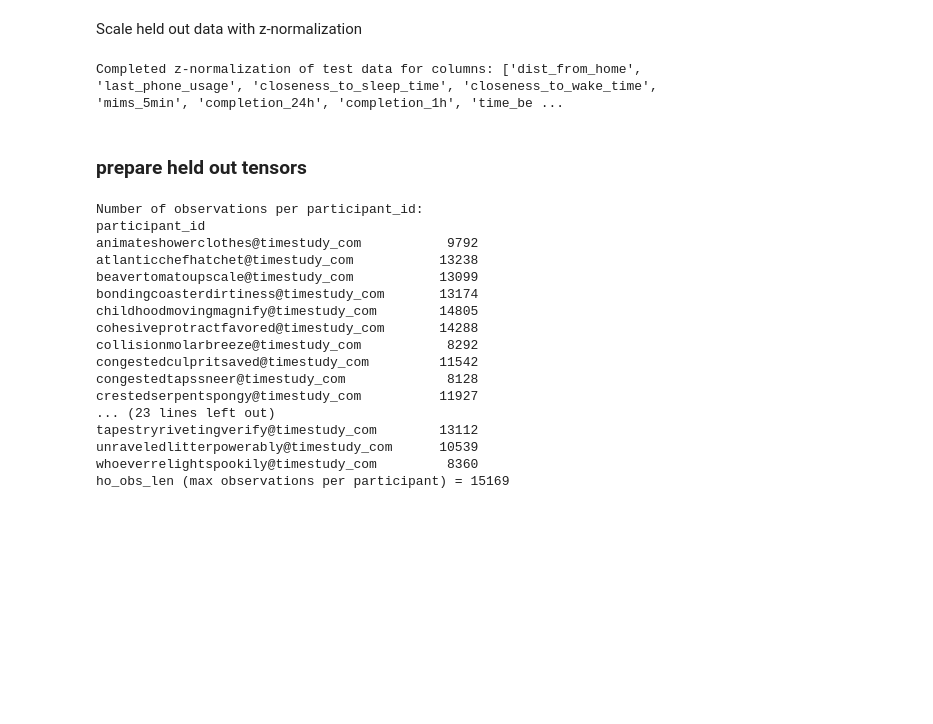
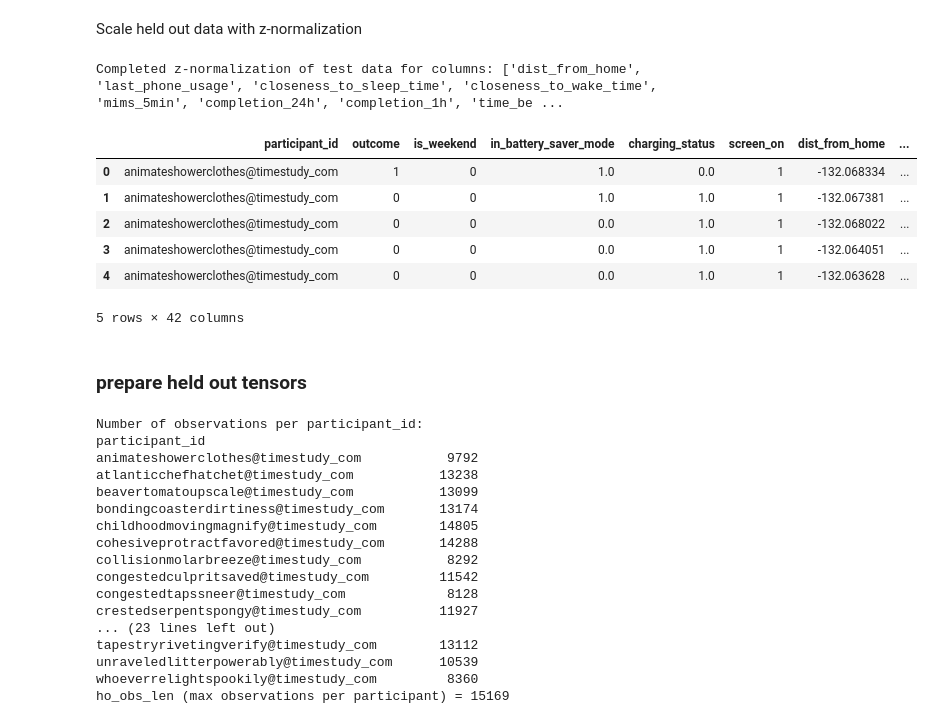
Before and after one commit to adityaponnada/real_time_prompting, a Jupyter notebook: hybrid_rnn.ipynb, the cells around one changed output. Saved outputs shown, nothing was run; the diff lists cells and outputs as text; code cells hidden in the pictures; blank space fills up the shorter version.

Commit message:
Get the base info about heldout dataset for fine tuning

```diff
--- a/hybrid_rnn.ipynb
+++ b/hybrid_rnn.ipynb
@@ -1280,3 +1280,13 @@ Scale held out data with z-normalization
 heldout_df = z_normalize_test_using_global_mean(heldout_df, global_means, cols_to_scale=None, verbose=True)
 # %% [output]
 Completed z-normalization of test data for columns: ['dist_from_home', 'last_phone_usage', 'closeness_to_sleep_time', 'closeness_to_wake_time', 'mims_5min', 'completion_24h', 'completion_1h', 'time_be ...
+# %%
+heldout_df.head()
+# %% [output]
+|  | participant_id | outcome | is_weekend | in_battery_saver_mode | charging_status | screen_on | dist_from_home | ... |
+| 0 | animateshowerclothes@timestudy_com | 1 | 0 | 1.0 | 0.0 | 1 | -132.068334 | ... |
+| 1 | animateshowerclothes@timestudy_com | 0 | 0 | 1.0 | 1.0 | 1 | -132.067381 | ... |
+| 2 | animateshowerclothes@timestudy_com | 0 | 0 | 0.0 | 1.0 | 1 | -132.068022 | ... |
+| 3 | animateshowerclothes@timestudy_com | 0 | 0 | 0.0 | 1.0 | 1 | -132.064051 | ... |
+| 4 | animateshowerclothes@timestudy_com | 0 | 0 | 0.0 | 1.0 | 1 | -132.063628 | ... |
+5 rows × 42 columns
```
Also changed, not shown: parts of 1 cell of this notebook, 1 other file.
